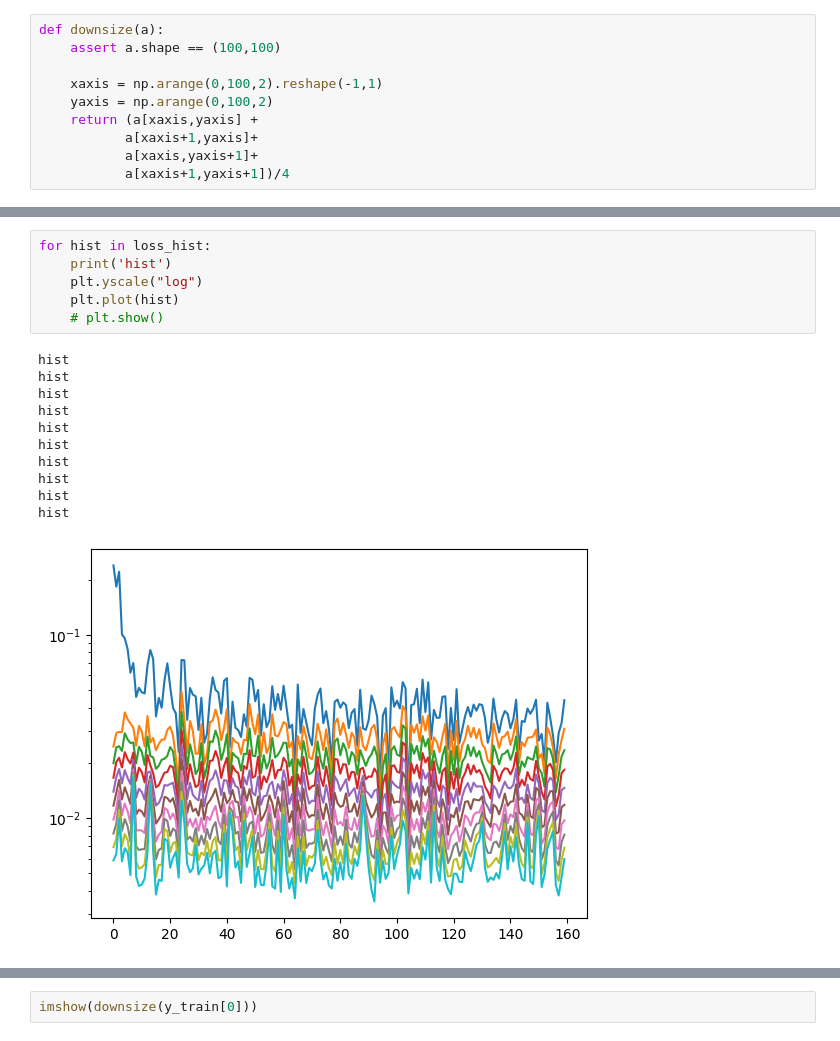
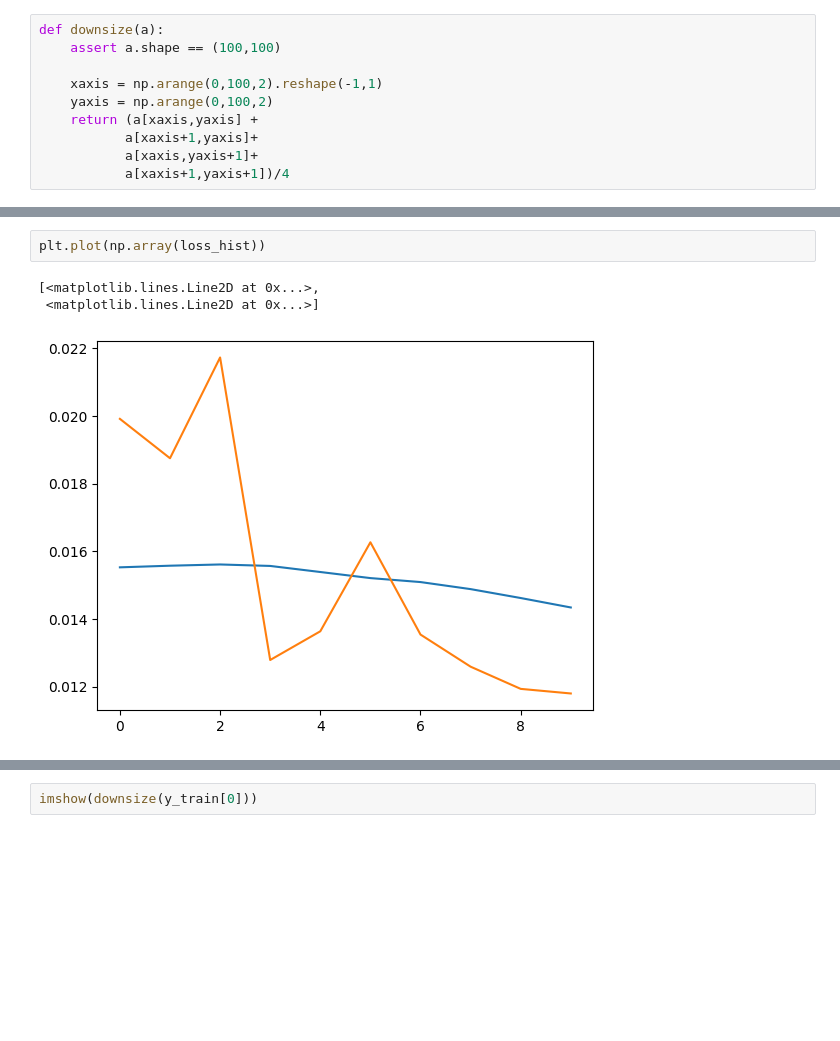
Before and after one commit to DKormann/blissathon, a Jupyter notebook: how-to-load-and-submit.ipynb, the cells around one changed output, grey strips where cells are left out. Cells and saved outputs as stored; diff of their text form; blank space fills up the shorter version.

```diff
--- a/how-to-load-and-submit.ipynb
+++ b/how-to-load-and-submit.ipynb
@@ -192,21 +131,9 @@ train()
-# %%
-for hist in loss_hist:
-    print('hist')
-    plt.yscale("log")
-    plt.plot(hist)
-    # plt.show()
-# %% [output]
-hist
-hist
-hist
-hist
-hist
-hist
-hist
-hist
-hist
-hist
-[figure, removed]
+# %%
+plt.plot(np.array(loss_hist))
+# %% [output]
+[<matplotlib.lines.Line2D at 0x...>,
+ <matplotlib.lines.Line2D at 0x...>]
+[figure, added]
 # %%
 imshow(model(x_train[0]).detach().numpy().reshape((50,50)))
 # %% [output]
```
Also changed, not shown: parts of 14 cells of this notebook.
